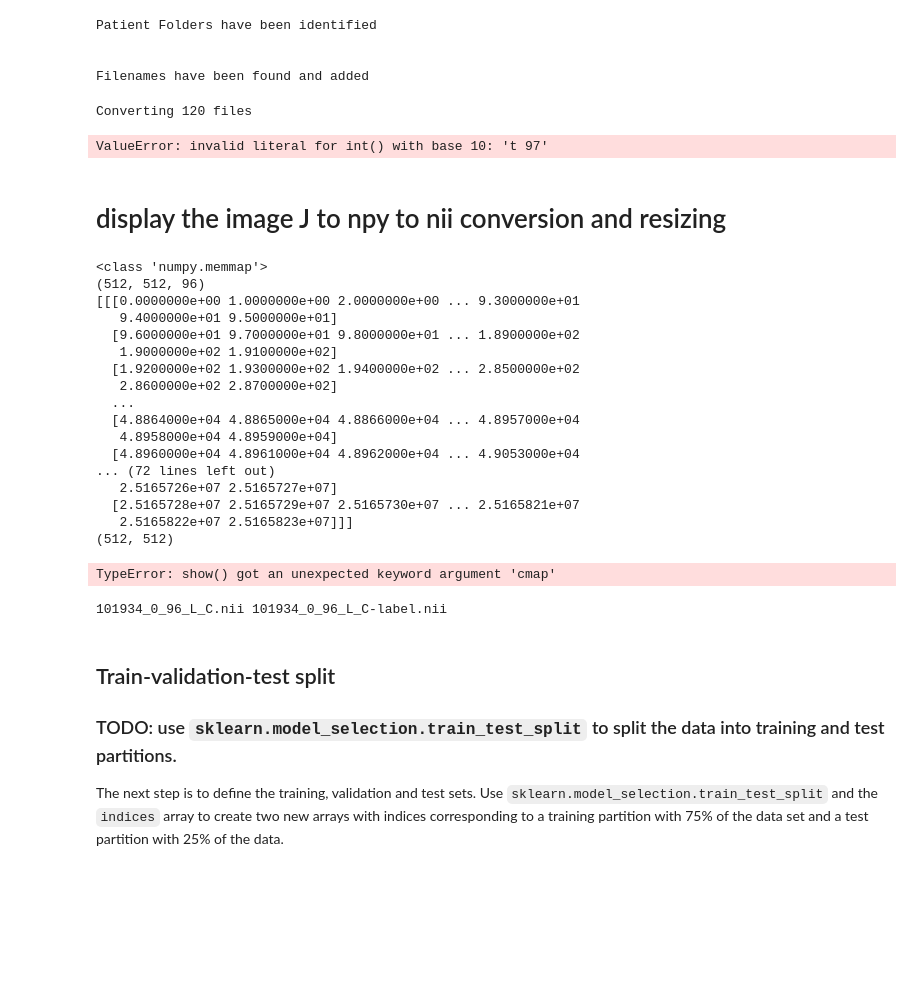
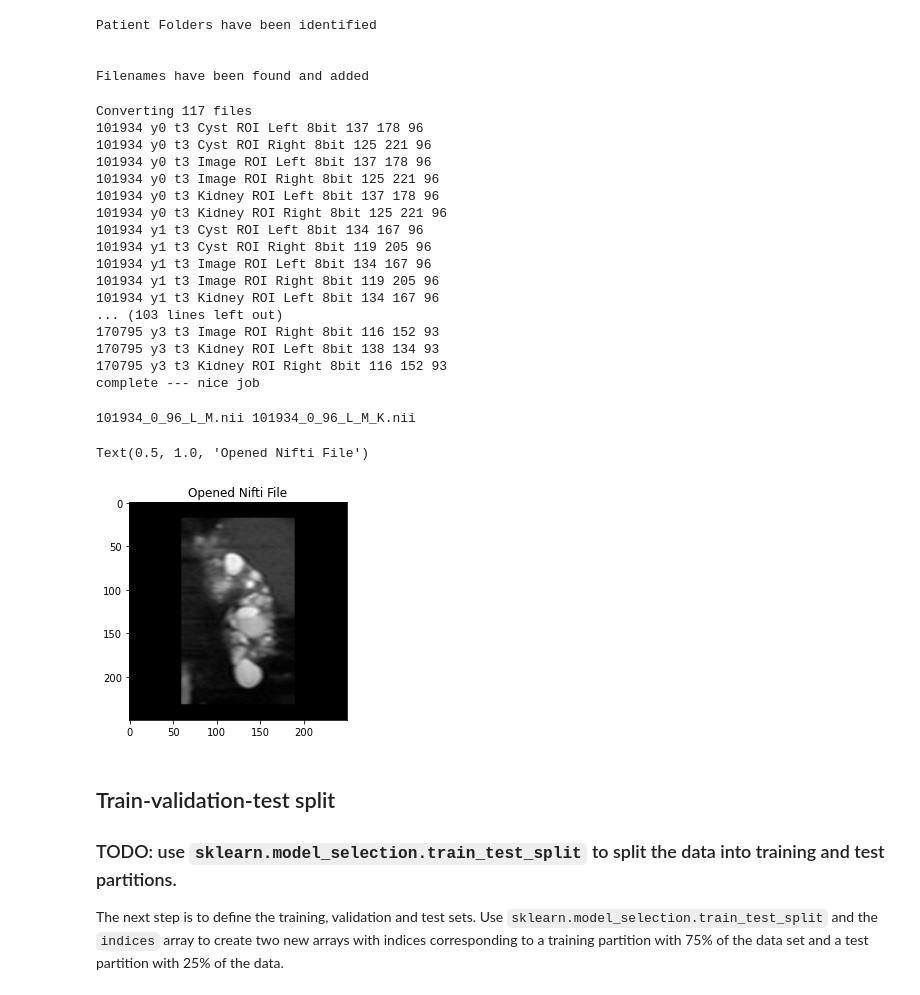
Before and after one commit to EmmaSchmidt2021/Kidney-Segmentation-Jupyter, a Jupyter notebook: Kidney Segmentation Training -checkpoint.ipynb, the cells around one changed output. Drawn from its saved outputs; the diff is of its cells as text; code cells hidden in the pictures; blank space fills up the shorter version.

Commit message:
Push - fixed filepaths ready to train

```diff
--- a/Kidney Segmentation Training -checkpoint.ipynb
+++ b/Kidney Segmentation Training -checkpoint.ipynb
@@ -57,8 +57,8 @@ final_path = r'C:\Users\UAB\Kidney-Segmentation-Jupyter\AllTrainingImages'
 new_size = 512
 # %%
 raw_path = r'C:\Users\schmi\data'
-new_path = r'C:\Users\schmi\data\NPY'
-final_path = r'C:\Users\schmi\data\NPY'
+new_path = r'C:\Users\schmi\data\NPY\\'
+final_path = r'C:\Users\schmi\data\NII\\'
 new_size = 250
 # %%
 patient_folders = []
@@ -111,7 +111,7 @@ for i in range(len(ROI_list)): # loop through all the available files from the l
     if 'Cyst' in orig_fname:
         img_type = 'C'
     elif 'Kidney' in orig_fname:
-        img_type = 'K'
+        img_type = 'M_K'
     elif 'Image' in orig_fname:
         img_type = 'M'
     if 'Right' in orig_fname:
@@ -144,6 +144,21 @@ for i in range(len(ROI_list)): # loop through all the available files from the l
 
 print("complete --- nice job")
 # %% [output]
-Converting 120 files
+Converting 117 files
+101934 y0 t3 Cyst ROI Left 8bit 137 178 96
+101934 y0 t3 Cyst ROI Right 8bit 125 221 96
+101934 y0 t3 Image ROI Left 8bit 137 178 96
+101934 y0 t3 Image ROI Right 8bit 125 221 96
+101934 y0 t3 Kidney ROI Left 8bit 137 178 96
+101934 y0 t3 Kidney ROI Right 8bit 125 221 96
+101934 y1 t3 Cyst ROI Left 8bit 134 167 96
+101934 y1 t3 Cyst ROI Right 8bit 119 205 96
+101934 y1 t3 Image ROI Left 8bit 134 167 96
+101934 y1 t3 Image ROI Right 8bit 119 205 96
+101934 y1 t3 Kidney ROI Left 8bit 134 167 96
+... (103 lines left out)
+170795 y3 t3 Image ROI Right 8bit 116 152 93
+170795 y3 t3 Kidney ROI Left 8bit 138 134 93
+170795 y3 t3 Kidney ROI Right 8bit 116 152 93
+complete --- nice job
-ValueError: invalid literal for int() with base 10: 't 97'
 # %%
@@ -165,38 +182,8 @@ cyst_path = r"C:\Users\UAB\Kidney-Segmentation-Jupyter\Unconverted Images\CystNI
 for i in range(len(C_list)):
     shutil.move(C_list[i],cyst_path )
-# %% [markdown]
-# display the image J to npy to nii conversion and resizing
-# %%
-img = nib.load(r"C:\Users\UAB\Kidney-Segmentation-Jupyter\AllTrainingImages\101934_0_96_L_K.nii")
-img.shape
-imgOG_data = img.get_fdata()
-print(type(imgOG_data))
-print(imgOG_data.shape)
-print(imgOG_data)
-mid_slice_x = imgOG_data[:,:,50]
-print(mid_slice_x.shape)
-plt.imshow(mid_slice_x.T, cmap='gray')
-# %% [output]
-<class 'numpy.memmap'>
-(512, 512, 96)
-[[[0.0000000e+00 1.0000000e+00 2.0000000e+00 ... 9.3000000e+01
-   9.4000000e+01 9.5000000e+01]
-  [9.6000000e+01 9.7000000e+01 9.8000000e+01 ... 1.8900000e+02
-   1.9000000e+02 1.9100000e+02]
-  [1.9200000e+02 1.9300000e+02 1.9400000e+02 ... 2.8500000e+02
-   2.8600000e+02 2.8700000e+02]
-  ...
-  [4.8864000e+04 4.8865000e+04 4.8866000e+04 ... 4.8957000e+04
-   4.8958000e+04 4.8959000e+04]
-  [4.8960000e+04 4.8961000e+04 4.8962000e+04 ... 4.9053000e+04
-... (72 lines left out)
-   2.5165726e+07 2.5165727e+07]
-  [2.5165728e+07 2.5165729e+07 2.5165730e+07 ... 2.5165821e+07
-   2.5165822e+07 2.5165823e+07]]]
-(512, 512)
-TypeError: show() got an unexpected keyword argument 'cmap'
 # %%
-data_path = r'C:\Users\UAB\Kidney-Segmentation-Jupyter\AllTrainingImages'
+#data_path = r'C:\Users\UAB\Kidney-Segmentation-Jupyter\AllTrainingImages'
+data_path = final_path
 images = []
 segmentations = []
 for f in os.listdir(data_path):
@@ -204,7 +191,7 @@ for f in os.listdir(data_path):
     continue
   else:
     images.append(f)
-    segmentations.append(f.replace('.nii', '-label.nii'))
+    segmentations.append(f.replace('.nii', '_K.nii'))
 
 print(images[0], segmentations[0])
 images = np.array(images)
@@ -212,7 +199,17 @@ segmentations = np.array(segmentations)
 
 indices = np.array(range(len(images))) # we will use this in the next step.
 # %% [output]
-101934_0_96_L_C.nii 101934_0_96_L_C-label.nii
+101934_0_96_L_M.nii 101934_0_96_L_M_K.nii
+# %%
+path = (data_path+'\\'+images[train][0])
+nifti_image = nib.load(path)
+nifti_data = nifti_image.get_fdata()
+nifti_slice = nifti_data[:,:,50]
+plt.imshow(nifti_slice, cmap='gray')
+plt.title('Opened Nifti File')
+# %% [output]
+Text(0.5, 1.0, 'Opened Nifti File')
+[figure, added]
 # %% [markdown]
 ## Train-validation-test split
 
```
Also changed, not shown: parts of 25 cells of this notebook.
